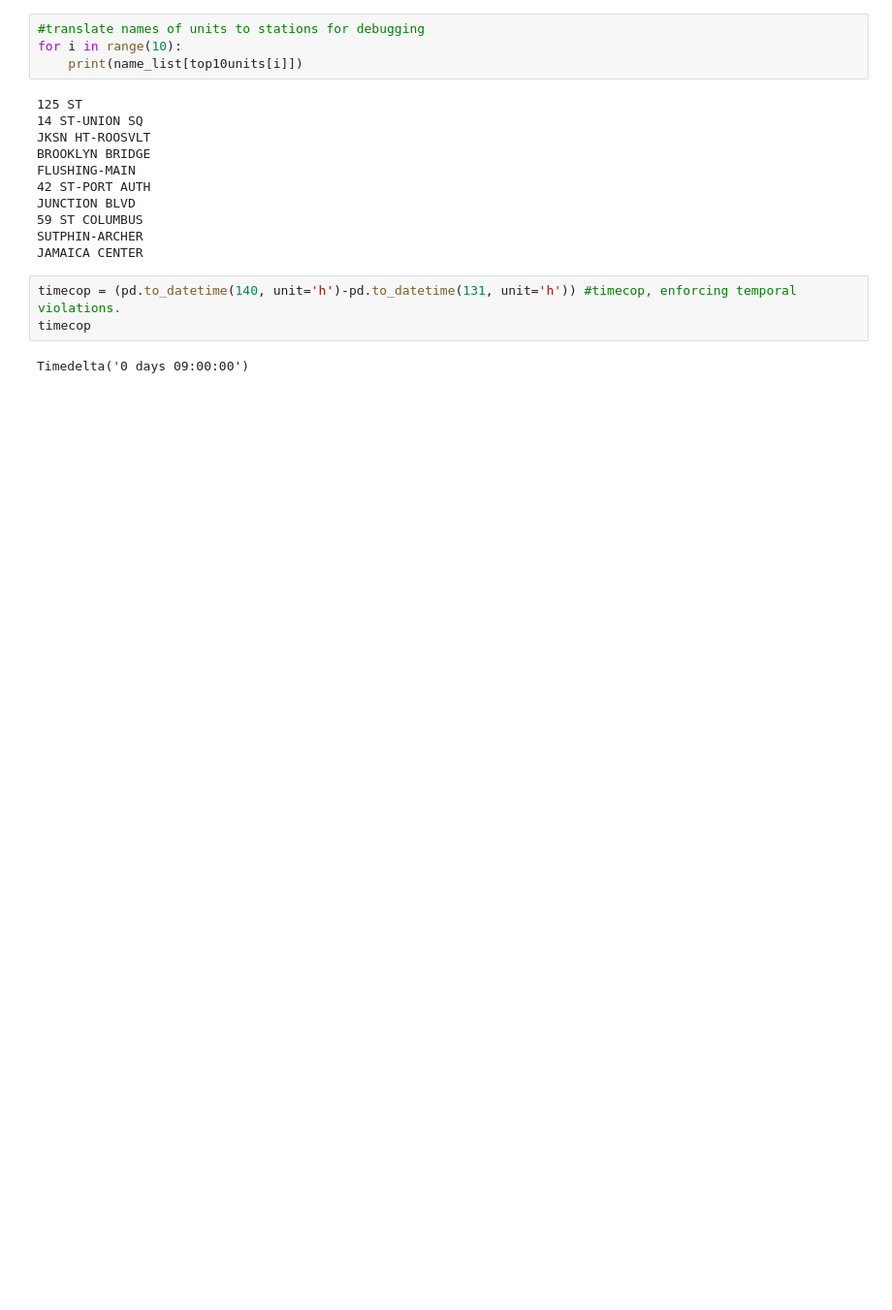
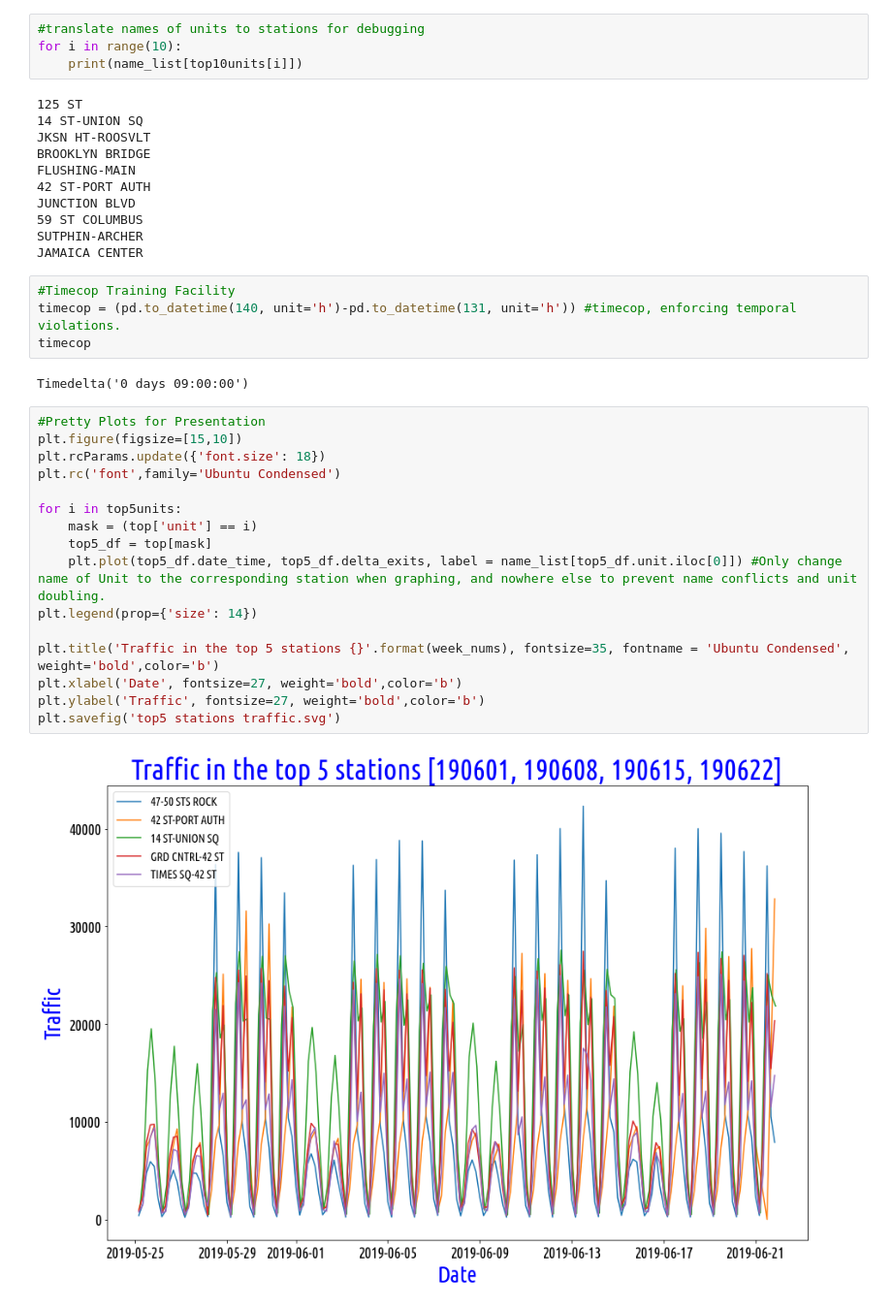
Before and after one commit to adsweeney/metis_project_1, a Jupyter notebook: DataFunctionsFinal.ipynb, the cells around one changed output. Shown: that part at 97% size. Drawn from its saved outputs; the diff is of its cells as text; blank space fills up the shorter version.

```diff
--- a/DataFunctionsFinal.ipynb
+++ b/DataFunctionsFinal.ipynb
@@ -222,7 +222,26 @@ JUNCTION BLVD
 SUTPHIN-ARCHER
 JAMAICA CENTER
 # %%
+#Timecop Training Facility
 timecop = (pd.to_datetime(140, unit='h')-pd.to_datetime(131, unit='h')) #timecop, enforcing temporal violations.
 timecop
 # %% [output]
 Timedelta('0 days 09:00:00')
+# %%
+#Pretty Plots for Presentation
+plt.figure(figsize=[15,10])
+plt.rcParams.update({'font.size': 18})
+plt.rc('font',family='Ubuntu Condensed')
+
+for i in top5units:
+    mask = (top['unit'] == i)
+    top5_df = top[mask]
+    plt.plot(top5_df.date_time, top5_df.delta_exits, label = name_list[top5_df.unit.iloc[0]]) #Only change name of Unit to the corresponding station when graphing, and nowhere else to prevent name conflicts and unit doubling.
+plt.legend(prop={'size': 14})
+
+plt.title('Traffic in the top 5 stations {}'.format(week_nums), fontsize=35, fontname = 'Ubuntu Condensed', weight='bold',color='b')
+plt.xlabel('Date', fontsize=27, weight='bold',color='b')
+plt.ylabel('Traffic', fontsize=27, weight='bold',color='b')
+plt.savefig('top5 stations traffic.svg')
+# %% [output]
+[figure, added]
```
Also changed, not shown: parts of 3 cells of this notebook.
